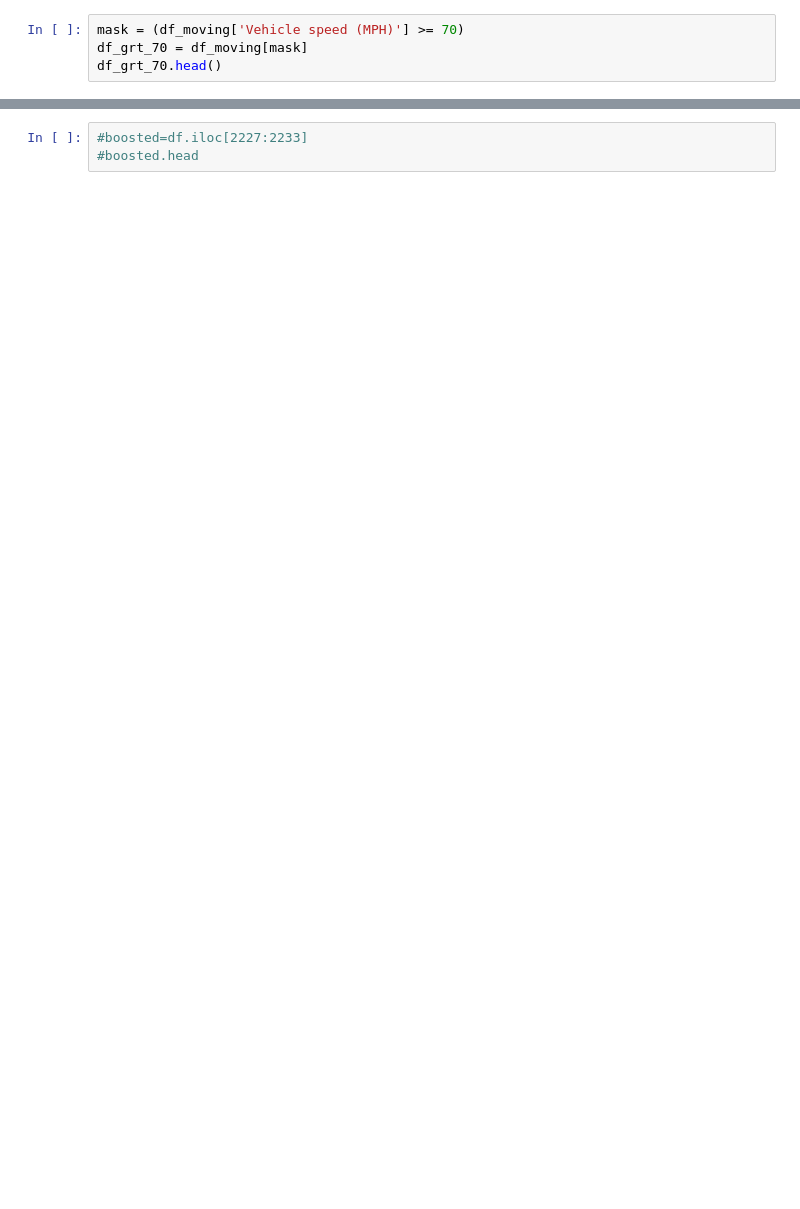
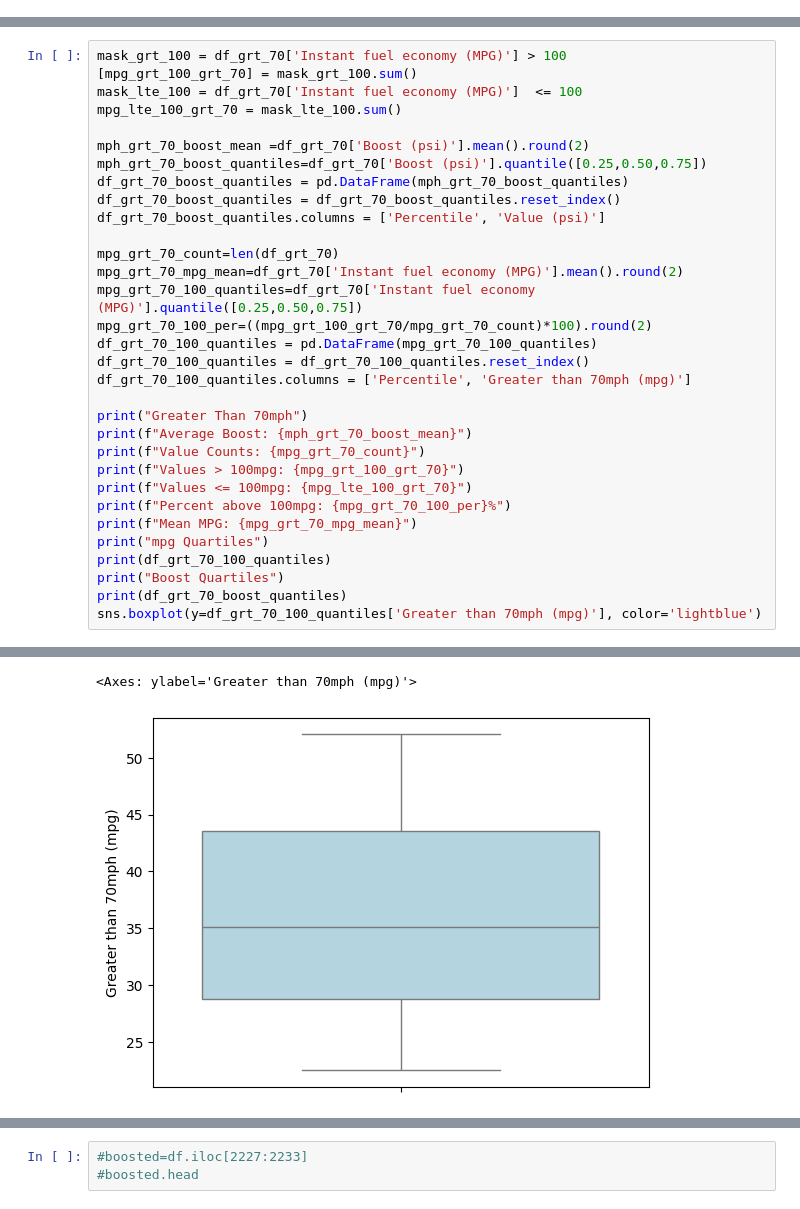
Before and after one commit to SecondHandSushi/car-analysis, a Jupyter notebook: analysis_20240802_PM.ipynb, the cells around one changed output, grey strips where cells are left out. Cells and saved outputs as stored; diff of their text form; blank space fills up the shorter version.

```diff
--- a/analysis_20240802_PM.ipynb
+++ b/analysis_20240802_PM.ipynb
@@ -128,4 +263,0 @@ print(mpg_100)
-# %%
-mask = (df_moving['Vehicle speed (MPH)'] >= 70)
-df_grt_70 = df_moving[mask]
-df_grt_70.head()
@@ -131,0 +439,33 @@ df_grt_70.head()
+# %%
+mask_grt_100 = df_grt_70['Instant fuel economy (MPG)'] > 100
+[mpg_grt_100_grt_70] = mask_grt_100.sum()
+mask_lte_100 = df_grt_70['Instant fuel economy (MPG)']  <= 100
+mpg_lte_100_grt_70 = mask_lte_100.sum()
+
+mph_grt_70_boost_mean =df_grt_70['Boost (psi)'].mean().round(2)
+mph_grt_70_boost_quantiles=df_grt_70['Boost (psi)'].quantile([0.25,0.50,0.75])
+df_grt_70_boost_quantiles = pd.DataFrame(mph_grt_70_boost_quantiles)
+df_grt_70_boost_quantiles = df_grt_70_boost_quantiles.reset_index()
+df_grt_70_boost_quantiles.columns = ['Percentile', 'Value (psi)']
+
+mpg_grt_70_count=len(df_grt_70)
+mpg_grt_70_mpg_mean=df_grt_70['Instant fuel economy (MPG)'].mean().round(2)
+mpg_grt_70_100_quantiles=df_grt_70['Instant fuel economy (MPG)'].quantile([0.25,0.50,0.75])
+mpg_grt_70_100_per=((mpg_grt_100_grt_70/mpg_grt_70_count)*100).round(2)
+df_grt_70_100_quantiles = pd.DataFrame(mpg_grt_70_100_quantiles)
+df_grt_70_100_quantiles = df_grt_70_100_quantiles.reset_index()
+df_grt_70_100_quantiles.columns = ['Percentile', 'Greater than 70mph (mpg)']
+
+print("Greater Than 70mph")
+print(f"Average Boost: {mph_grt_70_boost_mean}")
+print(f"Value Counts: {mpg_grt_70_count}")
+print(f"Values > 100mpg: {mpg_grt_100_grt_70}")
+print(f"Values <= 100mpg: {mpg_lte_100_grt_70}")
+print(f"Percent above 100mpg: {mpg_grt_70_100_per}%")
+print(f"Mean MPG: {mpg_grt_70_mpg_mean}")
+print("mpg Quartiles")
+print(df_grt_70_100_quantiles)
+print("Boost Quartiles")
+print(df_grt_70_boost_quantiles)
+sns.boxplot(y=df_grt_70_100_quantiles['Greater than 70mph (mpg)'], color='lightblue')
+# %% [output]
@@ -131,0 +489,2 @@ df_grt_70.head()
+<Axes: ylabel='Greater than 70mph (mpg)'>
+[figure, added]
```
Also changed, not shown: parts of 41 cells of this notebook, 1 other file.
